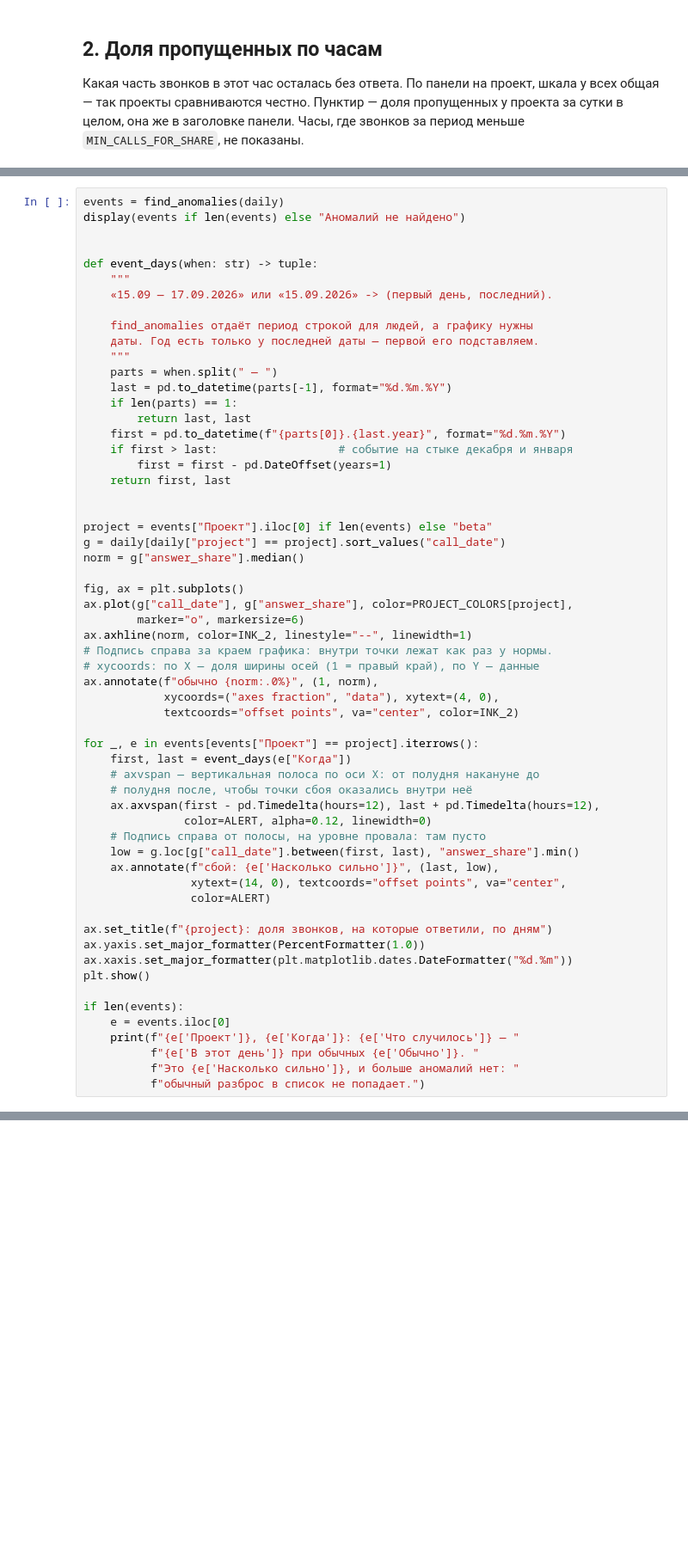
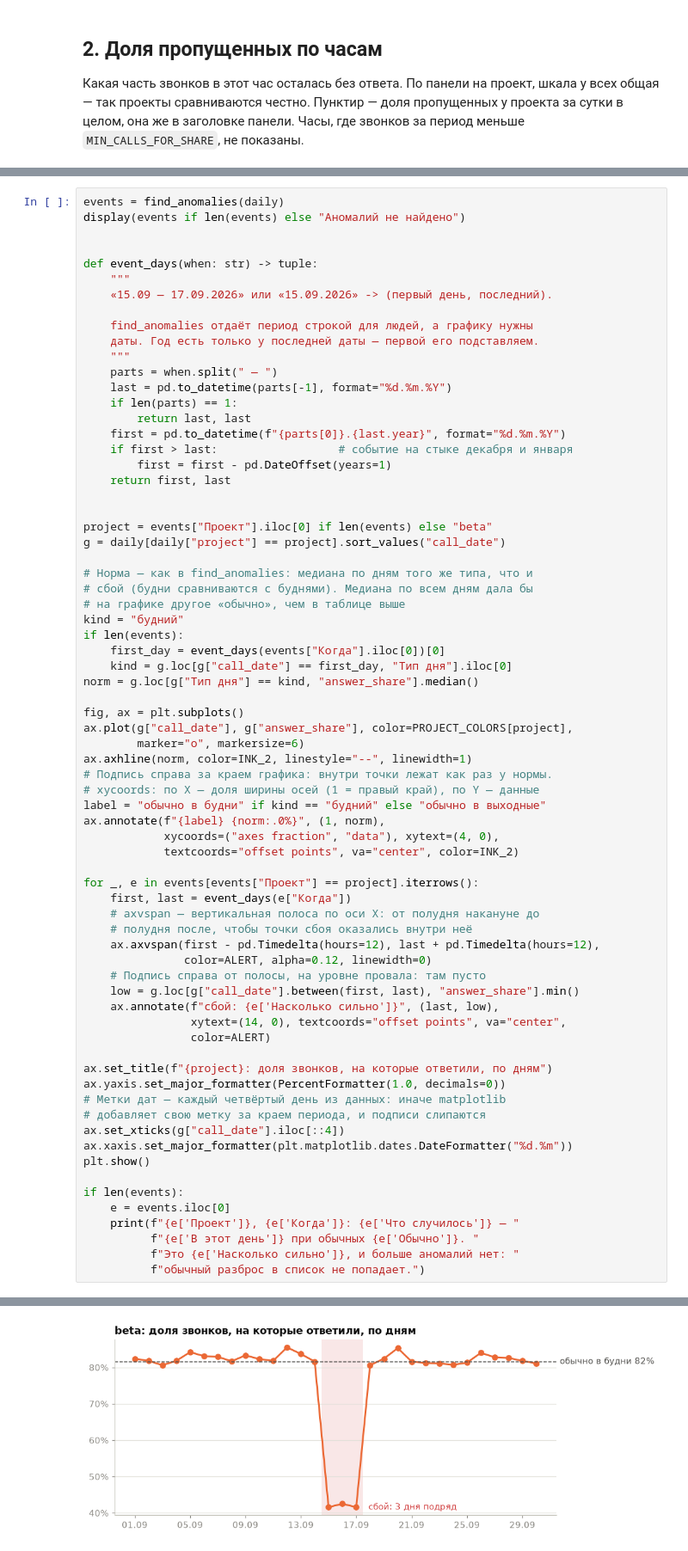
Before and after one commit to Furkat-94/ETL---AUTOMATION, a Jupyter notebook: demo_analysis.ipynb, the cells around one changed output, grey strips where cells are left out. Shown at 86% size. Saved outputs shown, nothing was run; the diff lists cells and outputs as text; blank space fills up the shorter version.

```diff
--- a/demo_analysis.ipynb
+++ b/demo_analysis.ipynb
@@ -207,7 +231,15 @@ def event_days(when: str) -> tuple:
 
 project = events["Проект"].iloc[0] if len(events) else "beta"
 g = daily[daily["project"] == project].sort_values("call_date")
-norm = g["answer_share"].median()
+
+# Норма — как в find_anomalies: медиана по дням того же типа, что и
+# сбой (будни сравниваются с буднями). Медиана по всем дням дала бы
+# на графике другое «обычно», чем в таблице выше
+kind = "будний"
+if len(events):
+    first_day = event_days(events["Когда"].iloc[0])[0]
+    kind = g.loc[g["call_date"] == first_day, "Тип дня"].iloc[0]
+norm = g.loc[g["Тип дня"] == kind, "answer_share"].median()
 
 fig, ax = plt.subplots()
 ax.plot(g["call_date"], g["answer_share"], color=PROJECT_COLORS[project],
@@ -215,7 +247,8 @@ ax.plot(g["call_date"], g["answer_share"], color=PROJECT_COLORS[project],
 ax.axhline(norm, color=INK_2, linestyle="--", linewidth=1)
 # Подпись справа за краем графика: внутри точки лежат как раз у нормы.
 # xycoords: по X — доля ширины осей (1 = правый край), по Y — данные
-ax.annotate(f"обычно {norm:.0%}", (1, norm),
+label = "обычно в будни" if kind == "будний" else "обычно в выходные"
+ax.annotate(f"{label} {norm:.0%}", (1, norm),
             xycoords=("axes fraction", "data"), xytext=(4, 0),
             textcoords="offset points", va="center", color=INK_2)
 
@@ -232,7 +265,10 @@ for _, e in events[events["Проект"] == project].iterrows():
                 color=ALERT)
 
 ax.set_title(f"{project}: доля звонков, на которые ответили, по дням")
-ax.yaxis.set_major_formatter(PercentFormatter(1.0))
+ax.yaxis.set_major_formatter(PercentFormatter(1.0, decimals=0))
+# Метки дат — каждый четвёртый день из данных: иначе matplotlib
+# добавляет свою метку за краем периода, и подписи слипаются
+ax.set_xticks(g["call_date"].iloc[::4])
 ax.xaxis.set_major_formatter(plt.matplotlib.dates.DateFormatter("%d.%m"))
 plt.show()
 
@@ -242,3 +278,4 @@ if len(events):
           f"{e['В этот день']} при обычных {e['Обычно']}. "
           f"Это {e['Насколько сильно']}, и больше аномалий нет: "
           f"обычный разброс в список не попадает.")
+# %% [output]
@@ -244,0 +284 @@ if len(events):
+[figure, added]
```
Also changed, not shown: parts of 7 cells of this notebook.
